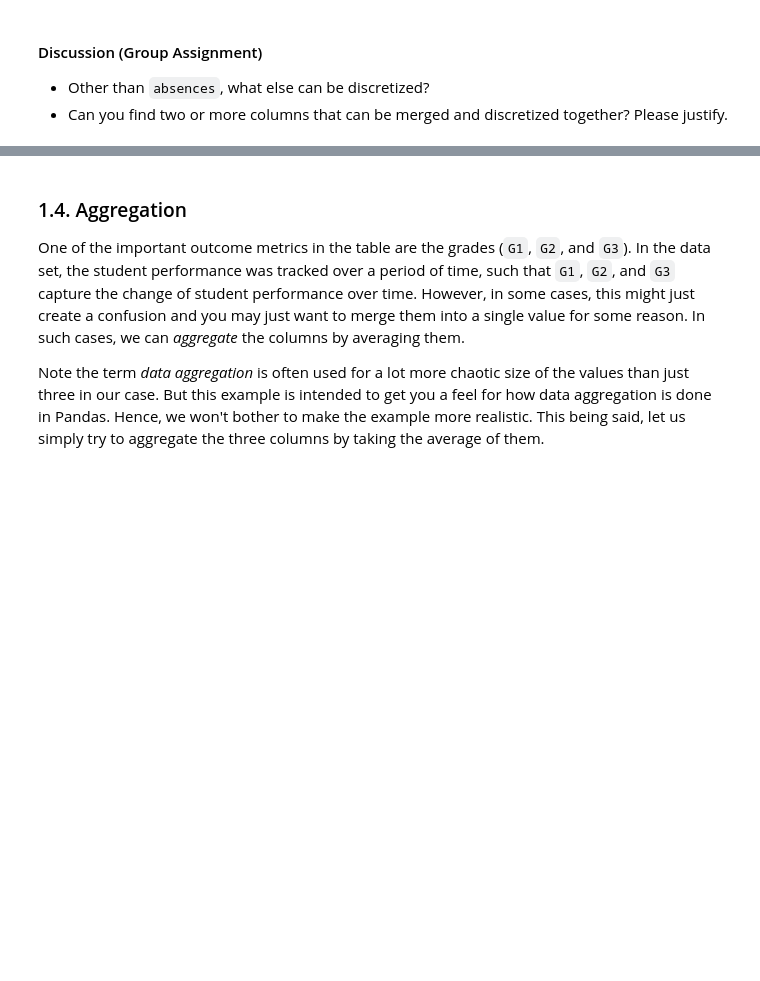
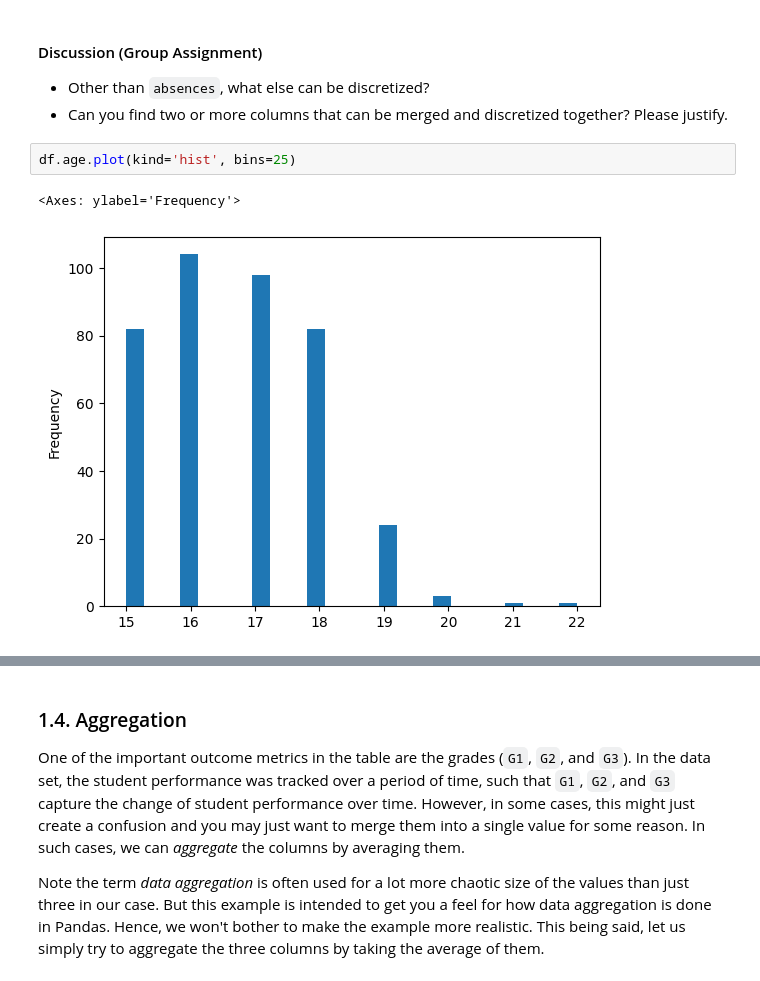
Before and after one commit to asmaradhiah/PBI, a Jupyter notebook: in-class-assignments/ica04/Data_Preprocessing_and_Visualization.ipynb, the cells around one changed output, grey strips where cells are left out. Saved outputs shown, nothing was run; the diff lists cells and outputs as text; blank space fills up the shorter version.

```diff
--- a/in-class-assignments/ica04/Data_Preprocessing_and_Visualization.ipynb
+++ b/in-class-assignments/ica04/Data_Preprocessing_and_Visualization.ipynb
@@ -99,3 +280,8 @@ df.head(5)
 
 - Other than `absences`, what else can be discretized?
 - Can you find two or more columns that can be merged and discretized together? Please justify.
+# %%
+df.age.plot(kind='hist', bins=25)
+# %% [output]
+<Axes: ylabel='Frequency'>
+[figure, added]
```
Also changed, not shown: parts of 27 cells of this notebook.
